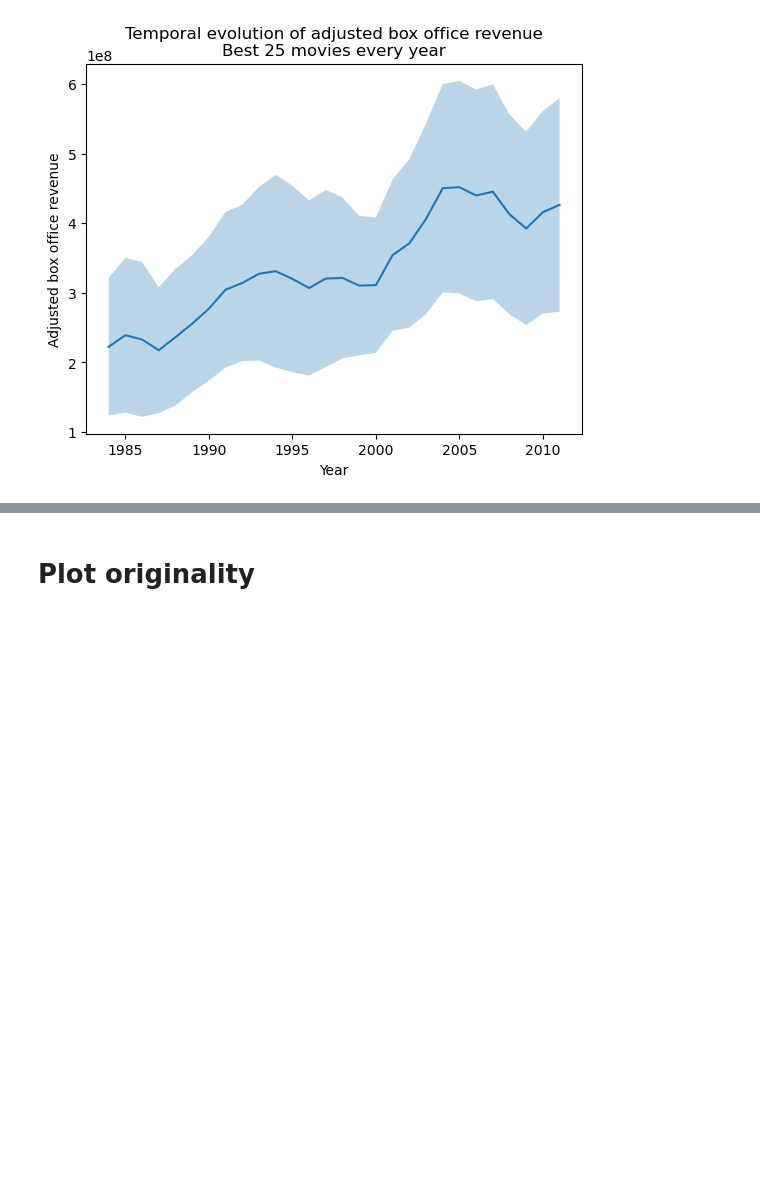
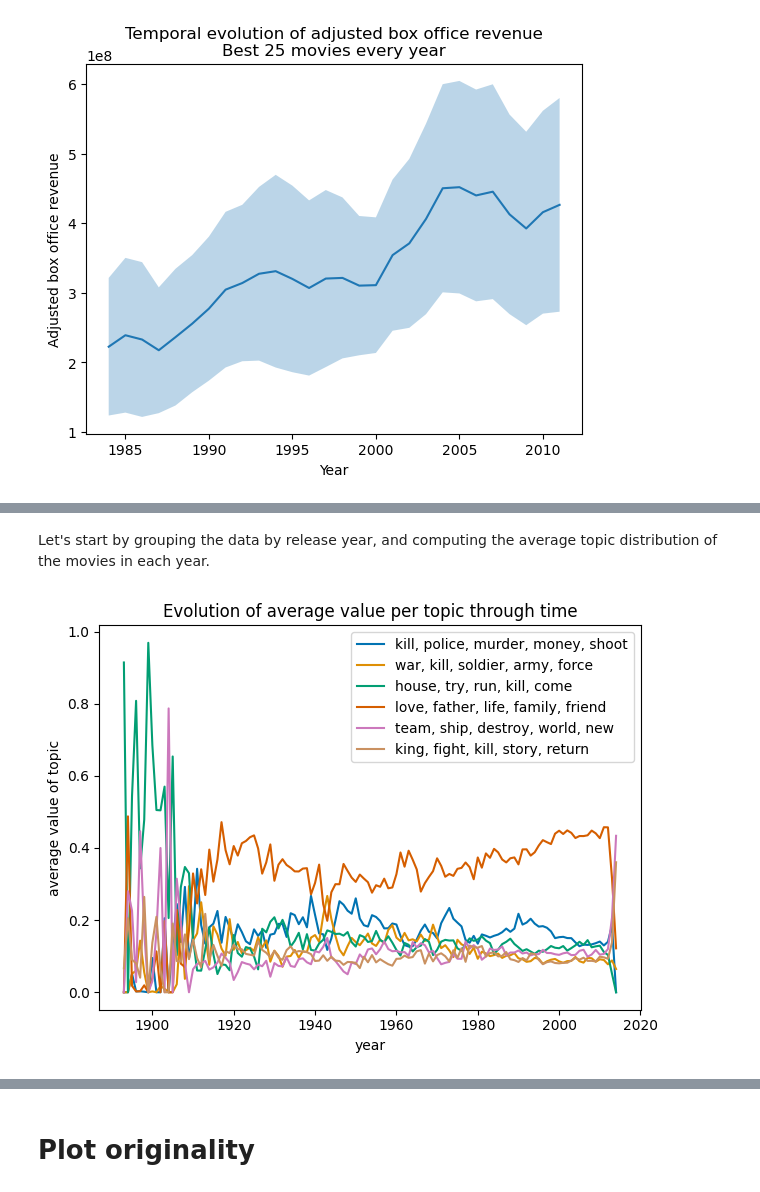
Before and after one commit to epfl-ada/ada-2023-project-msosm, a Jupyter notebook: main.ipynb, the cells around one changed output, grey strips where cells are left out. Drawn from its saved outputs; the diff is of its cells as text; code cells hidden in the pictures; blank space fills up the shorter version.

```diff
--- a/main.ipynb
+++ b/main.ipynb
@@ -397,0 +422,2 @@ Text(0.5, 1.0, 'Temporal evolution of adjusted box office revenue\nBest 25 movie
+# %%
+nlp = spacy.load('en_core_web_sm')
@@ -397,0 +774,3 @@ Text(0.5, 1.0, 'Temporal evolution of adjusted box office revenue\nBest 25 movie
+# %%
+plot_summaries.loc[26304,["release_date"]] = "2010-12-02"
+plot_summaries.loc[26304,["release_year"]] = 2010.0
@@ -397,0 +789,44 @@ Text(0.5, 1.0, 'Temporal evolution of adjusted box office revenue\nBest 25 movie
+# %% [markdown]
+Let's start by grouping the data by release year, and computing the average topic distribution of the movies in each year.
+# %%
+# Function to compute the average topic distribution given a group of movies.
+def average_per_topic(group, amount_topics=6):
+
+    # Extract the topic distributions
+    distributions = group['{}-topic model distibution'.format(amount_topics)]
+
+    # compute averages for each topic
+    averages = np.zeros(amount_topics)
+    for distr in distributions:
+        for (topic, value) in distr:
+            averages[topic] += value
+    averages = averages/len(distributions)
+
+    result = dict()
+    for topic in range(amount_topics):
+        result["average_topic_{}".format(topic)] = averages[topic]
+
+    return pd.Series(result)
+
+plots_year = plot_summaries.groupby(["release_year"]).apply(average_per_topic)
+plots_year['movie_count'] = plot_summaries.groupby(['release_year']).apply(lambda x: len(x))
+# %%
+# get list of 5 most important words for each topic
+words_per_topic = []
+amount_topics = 6
+for topic in range(0,amount_topics):
+    topic_words = [word for (word, _) in model1.show_topic(topic, 5)]
+    topic_words = ", ".join(topic_words)
+    words_per_topic.append(topic_words)
+# %%
+colors = sns.color_palette('colorblind')
+for topic in range(0,6):
+    plt.plot(plots_year.index, plots_year["average_topic_{}".format(topic)], label=words_per_topic[topic], color=colors[topic])
+
+plt.legend()
+plt.xlabel("year")
+plt.ylabel("average value of topic")
+plt.title("Evolution of average value per topic through time")
+plt.tight_layout()
+# %% [output]
+[figure, added]
```
Also changed, not shown: parts of 105 cells of this notebook.
